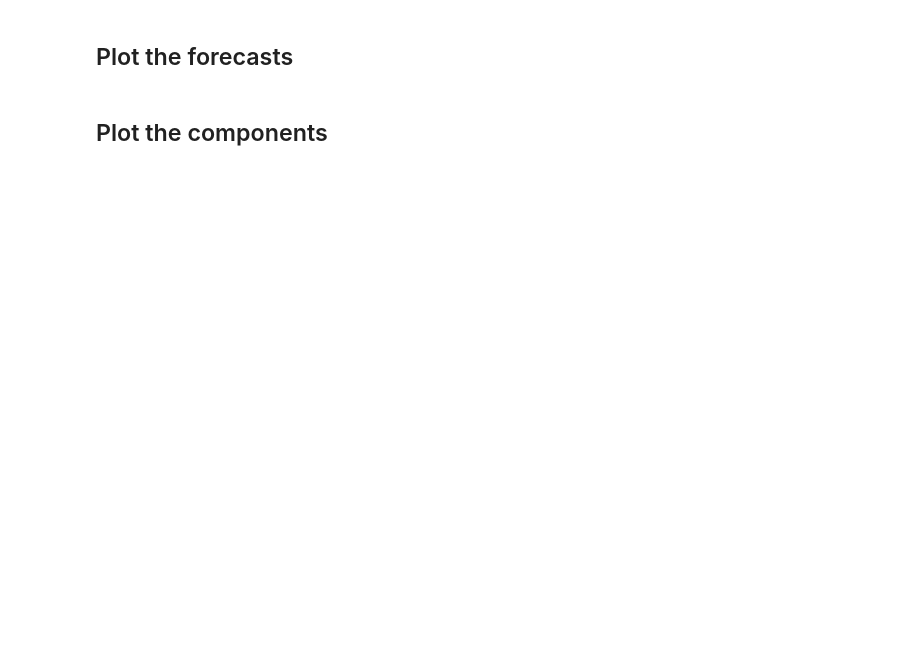
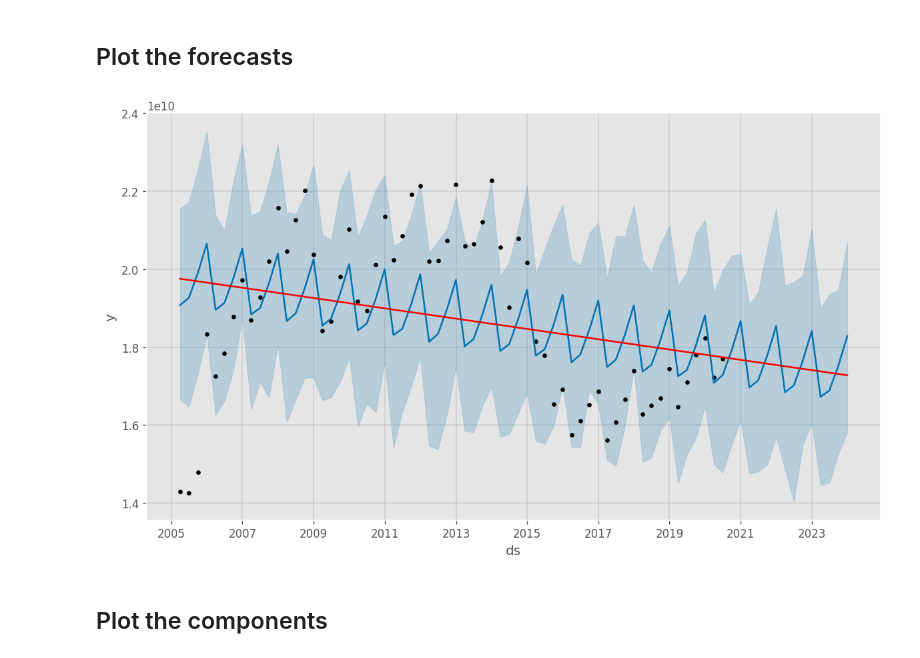
Before and after one commit to binomy/aifm, a Jupyter notebook: MachineLearning/labs/fbprophet.ipynb, the cells around one changed output. Saved outputs shown, nothing was run; the diff lists cells and outputs as text; code cells hidden in the pictures; blank space fills up the shorter version.

```diff
--- a/MachineLearning/labs/fbprophet.ipynb
+++ b/MachineLearning/labs/fbprophet.ipynb
@@ -223,0 +231,4 @@ param_grid = {
+# %%
+# Generate all combinations of parameters
+all_params = [dict(zip(param_grid.keys(), v)) for v in itertools.product(*param_grid.values())]
+all_params[0]
@@ -244,0 +242,11 @@ INFO:fbprophet:n_changepoints greater than number of observations. Using 8.
+# %%
+mapes = []  # Store the RMSEs for each params here
+# Use cross validation to evaluate all parameters
+for params in all_params:
+    m = Prophet(**params).fit(train)  # Fit model with given params
+    preds = m.predict(val_data[['ds']])['yhat']
+    err = mean_absolute_percentage_error(val_data['y'].values ,preds.values)
+    mapes.append(err)
+# Find the best parameters
+tuning_results = pd.DataFrame(all_params)
+tuning_results['mape'] = mapes
@@ -277,0 +425,3 @@ INFO:fbprophet:n_changepoints greater than number of observations. Using 8.
+# %%
+best_params = all_params[np.argmin(mapes)]
+print(best_params)
@@ -284,0 +432,3 @@ INFO:fbprophet:Disabling daily seasonality. Run prophet with daily_seasonality=T
+# %%
+m = Prophet(**best_params)
+forecast = m.fit(full_train_data).predict(future)
@@ -285,4 +455,9 @@ INFO:fbprophet:Disabling daily seasonality. Run prophet with daily_seasonality=T
 # %% [markdown]
 ## Plot the forecasts
+# %%
+fig = m.plot(forecast)
+a = add_changepoints_to_plot(fig.gca(), m, forecast)
+# %% [output]
+[figure, added]
 # %% [markdown]
 ## Plot the components
```
Also changed, not shown: parts of 21 cells of this notebook, 17 other files.
